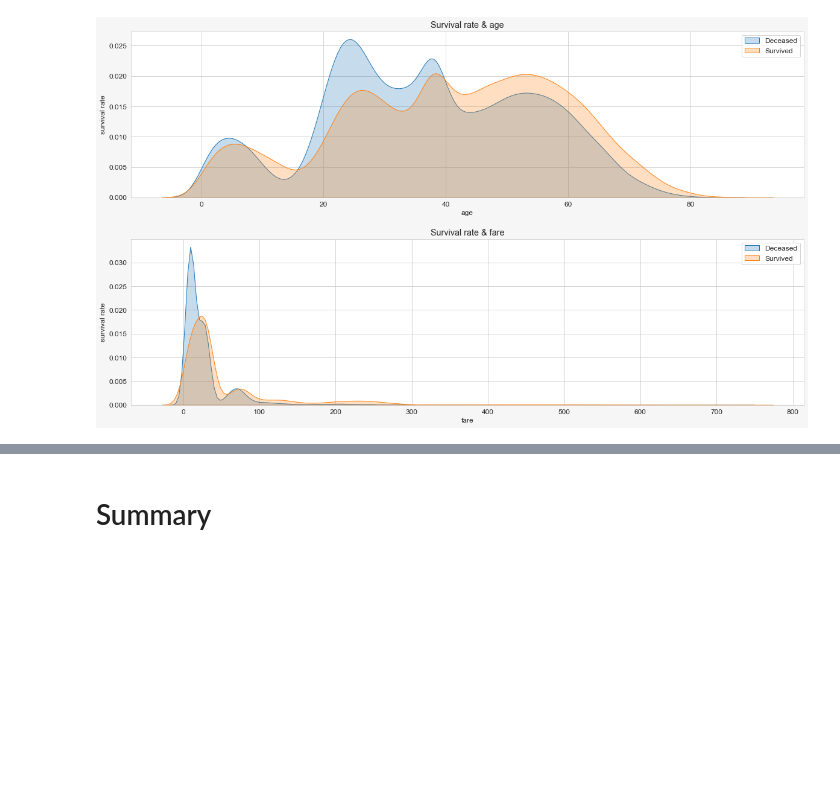
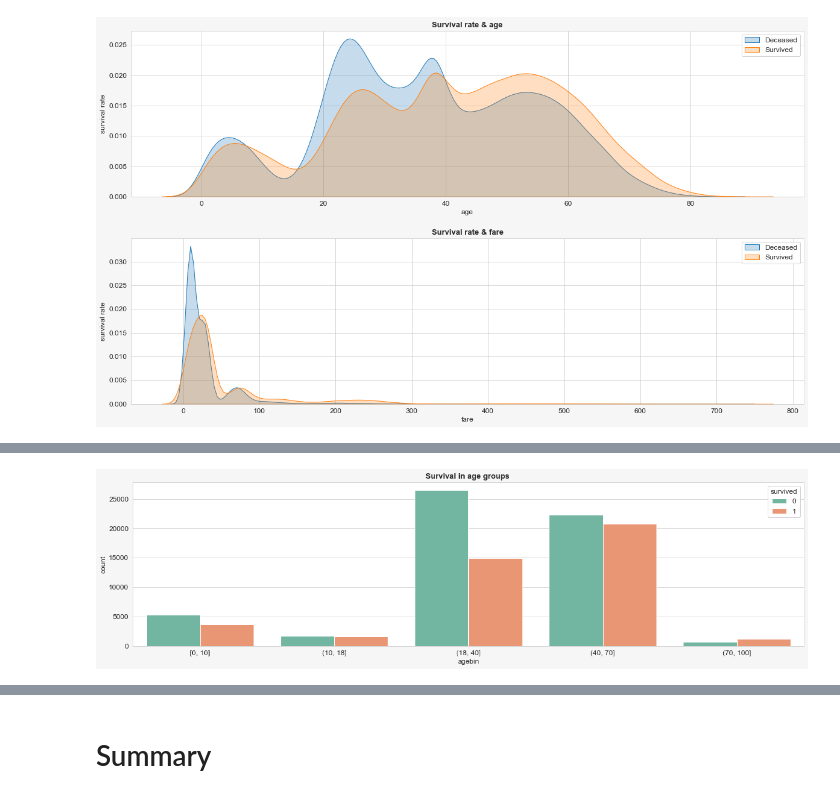
Before and after one commit to kastrubait/ml-intro-2022Q1, a Jupyter notebook: task-2_data_exploration.ipynb, the cells around one changed output, grey strips where cells are left out. Saved outputs shown, nothing was run; the diff lists cells and outputs as text; code cells hidden in the pictures; blank space fills up the shorter version.

```diff
--- a/task-2_data_exploration.ipynb
+++ b/task-2_data_exploration.ipynb
@@ -404,0 +339,18 @@ plt.show()
+# %%
+# We'll do some binning based on age groups.
+ageb_order = ['[0, 10]', '(10, 18]', '(18, 40]', '(40, 70]', '(70, 100]']
+
+train_df['agebin'] = pd.cut(train_df['age'],
+    bins=[0, 10, 18, 40, 70, 100],
+    labels=ageb_order,
+    include_lowest=True)
+#print(train_df['agebin'].value_counts())
+
+sns.countplot(data = train_df, x = 'agebin', hue='survived', palette = 'Set2', order=list(ageb_order))
+plt.title('Survival in age groups ', fontsize=13, weight='bold')
+plt.show()
+
+# Age groups (18, 40] & (40, 70] look useful for predicting the survivability.
+# he highest mortality is observed among young people under 40 years old, with increasing age the chances of surviving or dying even out.
+# %% [output]
+[figure, added]
```
Also changed, not shown: parts of 14 cells of this notebook.
